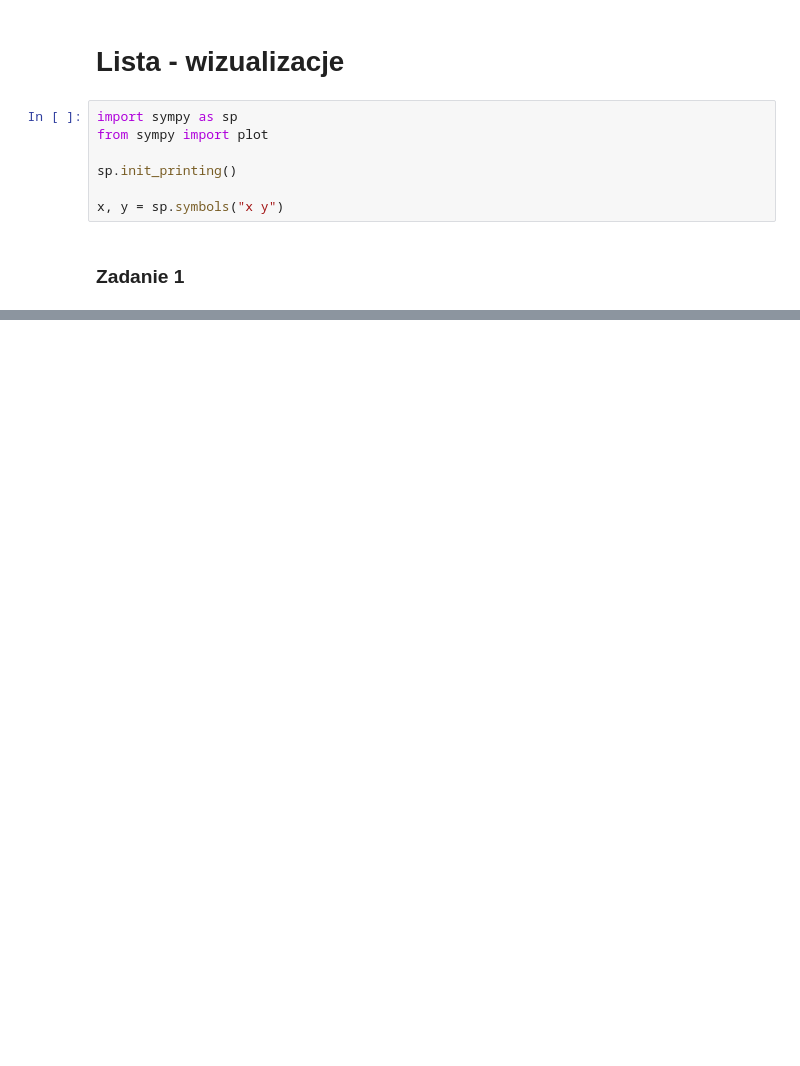
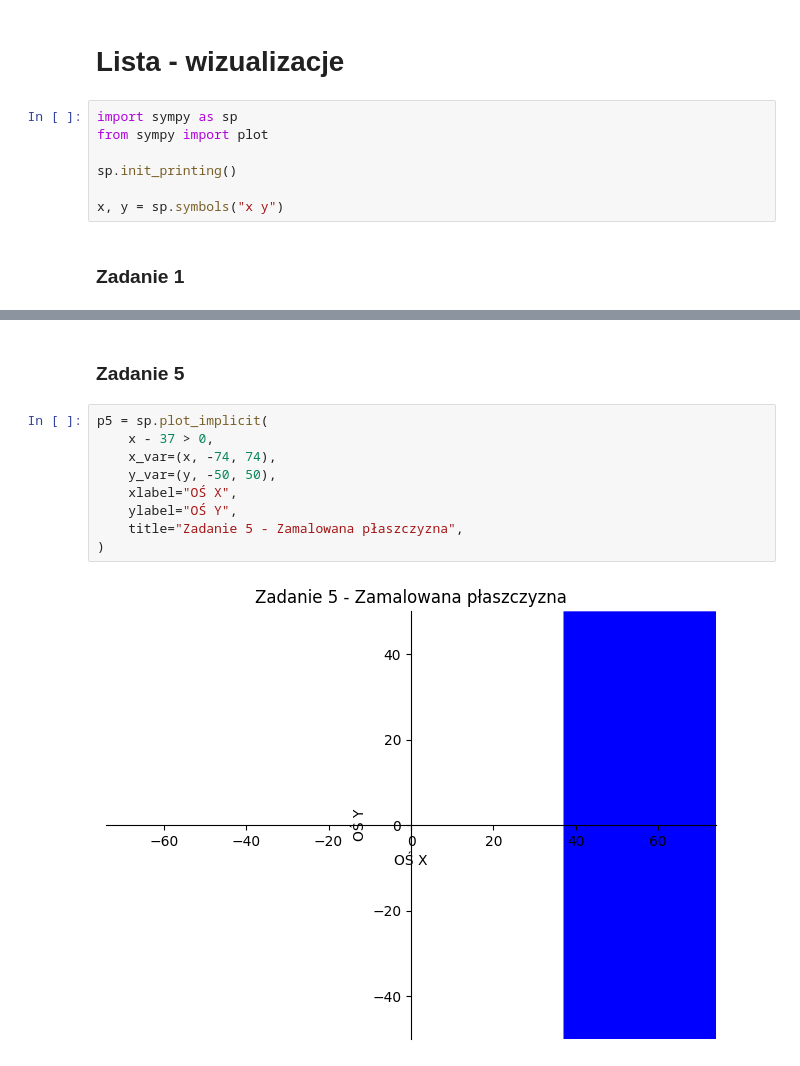
Before and after one commit to pzajaczkowski/ONWP, a Jupyter notebook: wizualizacje/wizualizacje.ipynb, the cells around one changed output, grey strips where cells are left out. Cells and saved outputs as stored; diff of their text form; blank space fills up the shorter version.

```diff
--- a/wizualizacje/wizualizacje.ipynb
+++ b/wizualizacje/wizualizacje.ipynb
@@ -82,0 +136,13 @@ Can't calculate derivative wrt -10.0000000000000.
+# %% [markdown]
+### Zadanie 5
+# %%
+p5 = sp.plot_implicit(
+    x - 37 > 0,
+    x_var=(x, -74, 74),
+    y_var=(y, -50, 50),
+    xlabel="OŚ X",
+    ylabel="OŚ Y",
+    title="Zadanie 5 - Zamalowana płaszczyzna",
+)
+# %% [output]
+[figure, added]
```
Also changed, not shown: parts of 34 cells of this notebook, 1 other file.
